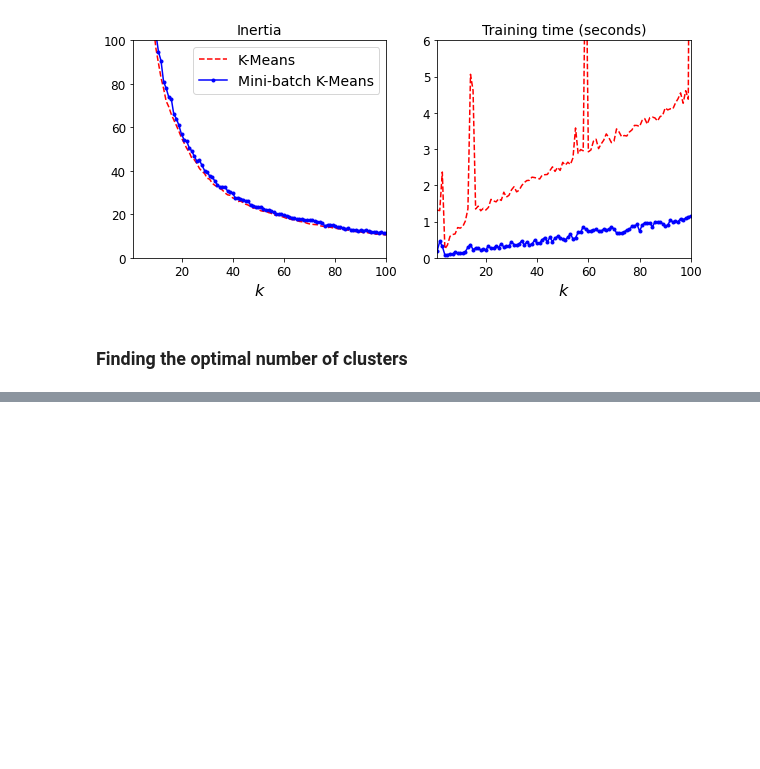
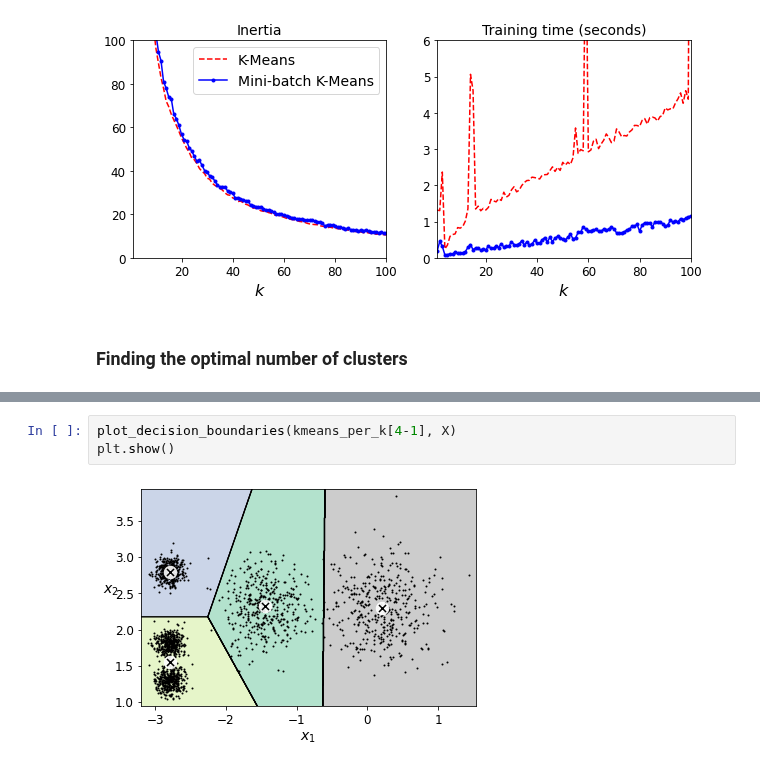
Before and after one commit to rahiakela/machine-learning-research-and-practice, a Jupyter notebook: hands-on-machine-learning-with-scikit-learn-keras-and-tensorflow/9-unsupervised-learning-techniques/01_clustering_fundamental.ipynb, the cells around one changed output, grey strips where cells are left out. Cells and saved outputs as stored; diff of their text form; blank space fills up the shorter version.

```diff
--- a/hands-on-machine-learning-with-scikit-learn-keras-and-tensorflow/9-unsupervised-learning-techniques/01_clustering_fundamental.ipynb
+++ b/hands-on-machine-learning-with-scikit-learn-keras-and-tensorflow/9-unsupervised-learning-techniques/01_clustering_fundamental.ipynb
@@ -620,0 +675,5 @@ plt.show()
+# %%
+plot_decision_boundaries(kmeans_per_k[4-1], X)
+plt.show()
+# %% [output]
+[figure, added]
```
Also changed, not shown: parts of 22 cells of this notebook.
